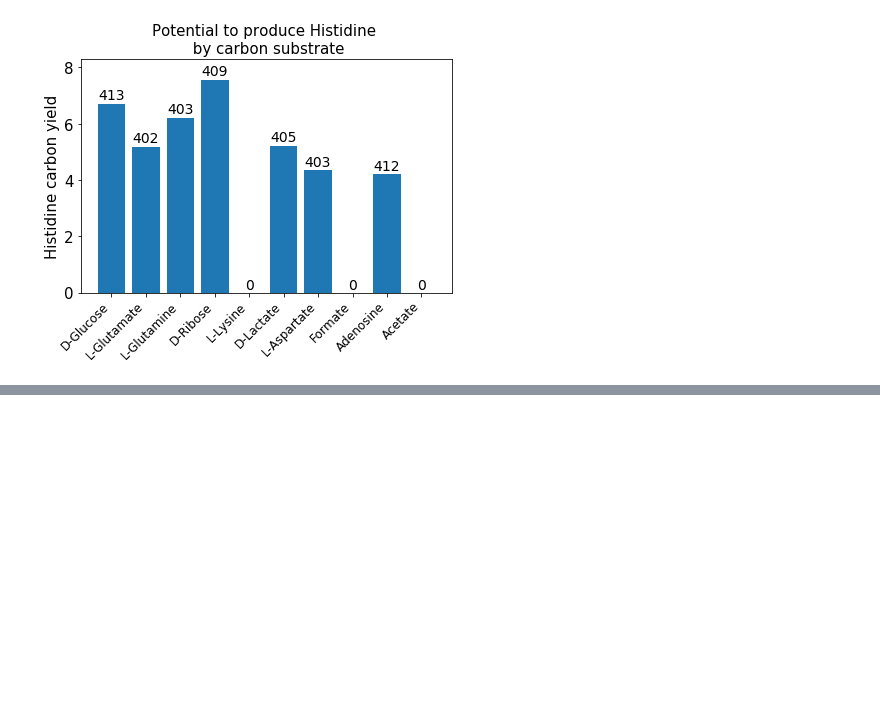
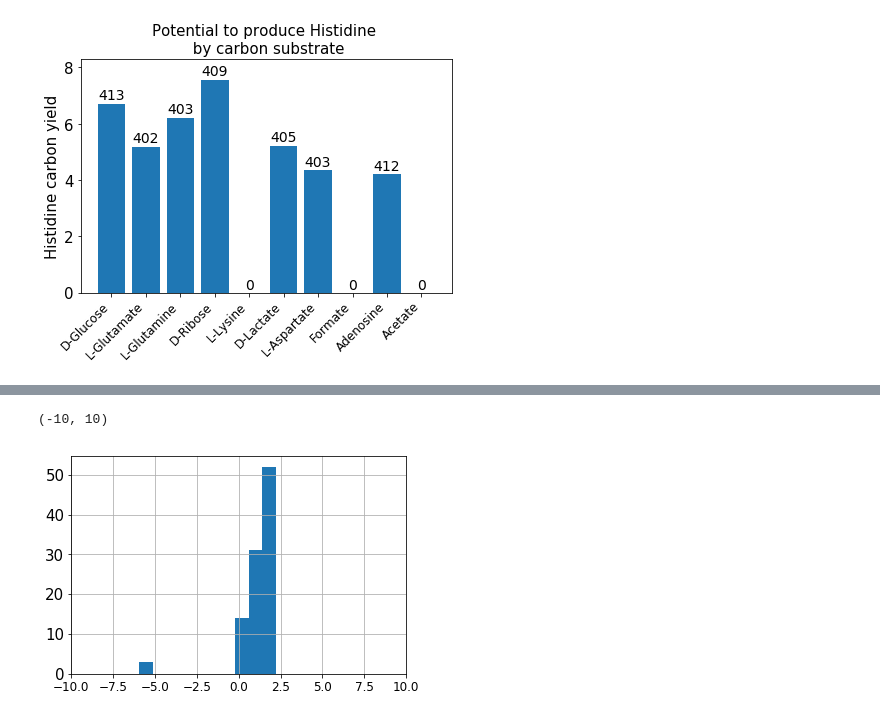
Before and after one commit to coltonlloyd/qbio, a Jupyter notebook: completed_excercises/Exercise 2 - Building Blocks of Life.ipynb, the cells around one changed output, grey strips where cells are left out. Drawn from its saved outputs; the diff is of its cells as text; code cells hidden in the pictures; blank space fills up the shorter version.

```diff
--- a/completed_excercises/Exercise 2 - Building Blocks of Life.ipynb
+++ b/completed_excercises/Exercise 2 - Building Blocks of Life.ipynb
@@ -113,0 +166,3 @@ D-Lactate -0.007390630328473946
+# %%
+model.reactions.EX_his__L_e.lower_bound = model.slim_optimize() * .99
+fluxes = cobra.flux_analysis.sampling.sample(model, 100)
@@ -113,0 +175,2 @@ D-Lactate -0.007390630328473946
+# %%
+variability = fluxes.T[(fluxes.max() - fluxes.min() > 1).values].T
@@ -113,0 +202,5 @@ D-Lactate -0.007390630328473946
+# %%
+variability['PGI'].hist().set_xlim([-10, 10])
+# %% [output]
+(-10, 10)
+[figure, added]
```
Also changed, not shown: parts of 16 cells of this notebook, 4 other files.
